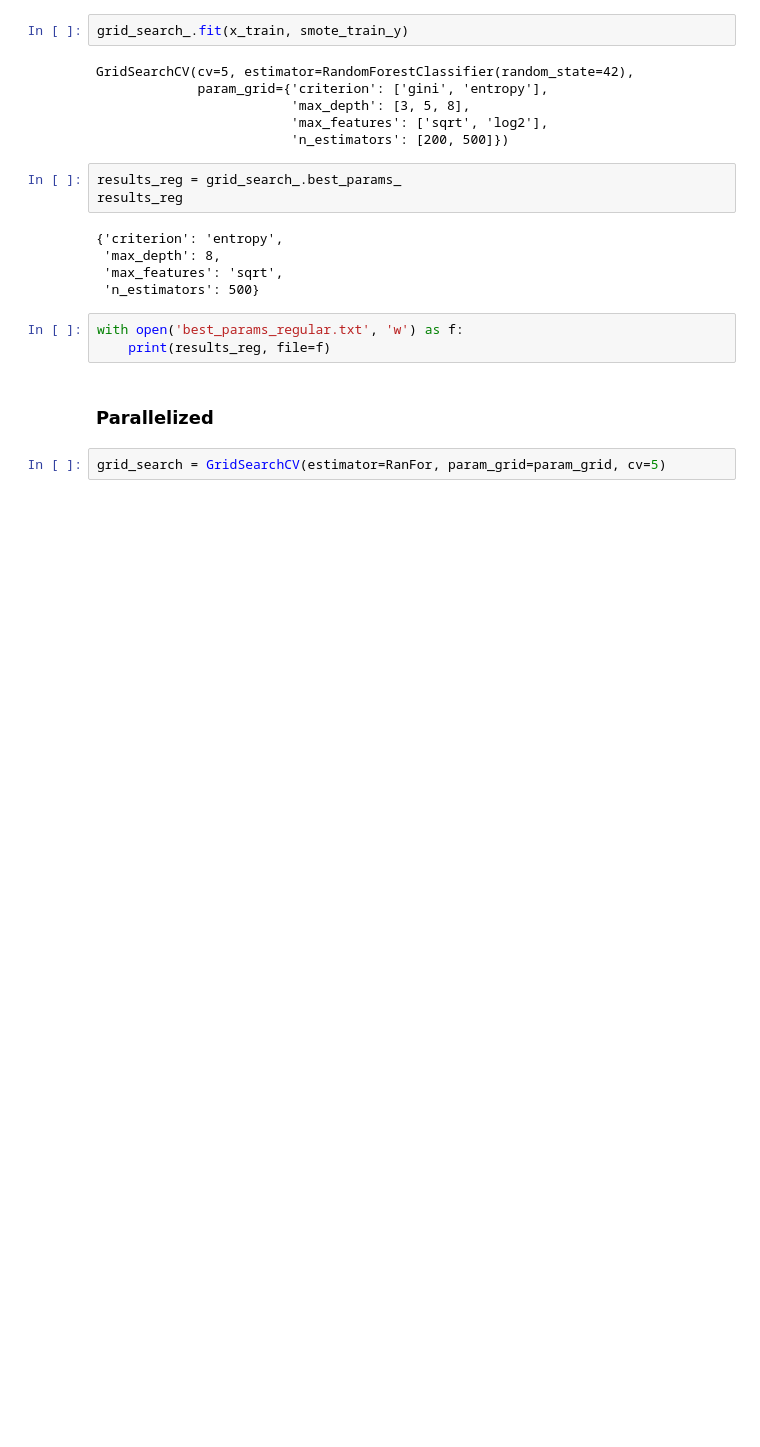
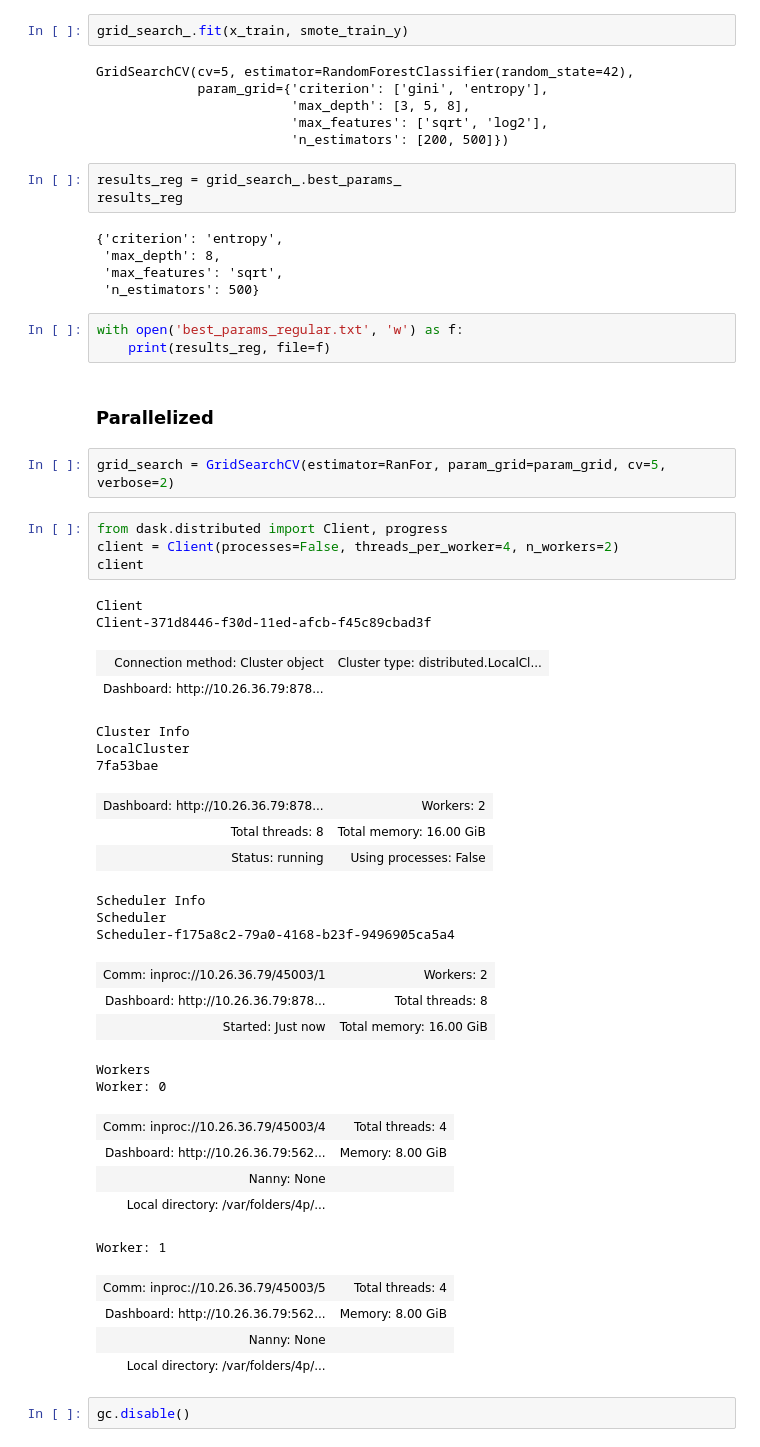
Before and after one commit to NicoGalvarino/astrobiology_belgrade, a Jupyter notebook: MultiProcessing/dask_exoplanet_data.ipynb, the cells around one changed output. Drawn from its saved outputs; the diff is of its cells as text; blank space fills up the shorter version.

```diff
--- a/MultiProcessing/dask_exoplanet_data.ipynb
+++ b/MultiProcessing/dask_exoplanet_data.ipynb
@@ -156,7 +132,41 @@ with open('best_params_regular.txt', 'w') as f:
 # %% [markdown]
 ### Parallelized
 # %%
-grid_search = GridSearchCV(estimator=RanFor, param_grid=param_grid, cv=5)
+grid_search = GridSearchCV(estimator=RanFor, param_grid=param_grid, cv=5, verbose=2)
+# %%
+from dask.distributed import Client, progress
+client = Client(processes=False, threads_per_worker=4, n_workers=2)
+client
+# %% [output]
+Client
+Client-371d8446-f30d-11ed-afcb-f45c89cbad3f
+| Connection method: Cluster object | Cluster type: distributed.LocalCl... |
+| Dashboard: http://10.26.36.79:878... |  |
+Cluster Info
+LocalCluster
+7fa53bae
+| Dashboard: http://10.26.36.79:878... | Workers: 2 |
+| Total threads: 8 | Total memory: 16.00 GiB |
+| Status: running | Using processes: False |
+Scheduler Info
+Scheduler
+Scheduler-f175a8c2-79a0-4168-b23f-9496905ca5a4
+| Comm: inproc://10.26.36.79/45003/1 | Workers: 2 |
+| Dashboard: http://10.26.36.79:878... | Total threads: 8 |
+| Started: Just now | Total memory: 16.00 GiB |
+Workers
+Worker: 0
+| Comm: inproc://10.26.36.79/45003/4 | Total threads: 4 |
+| Dashboard: http://10.26.36.79:562... | Memory: 8.00 GiB |
+| Nanny: None |  |
+| Local directory: /var/folders/4p/... |  |
+Worker: 1
+| Comm: inproc://10.26.36.79/45003/5 | Total threads: 4 |
+| Dashboard: http://10.26.36.79:562... | Memory: 8.00 GiB |
+| Nanny: None |  |
+| Local directory: /var/folders/4p/... |  |
+# %%
+gc.disable()
 # %%
 with joblib.parallel_backend('dask'):
     grid_search.fit(x_train, smote_train_y)
```
Also changed, not shown: parts of 12 cells of this notebook, 2 other files.
